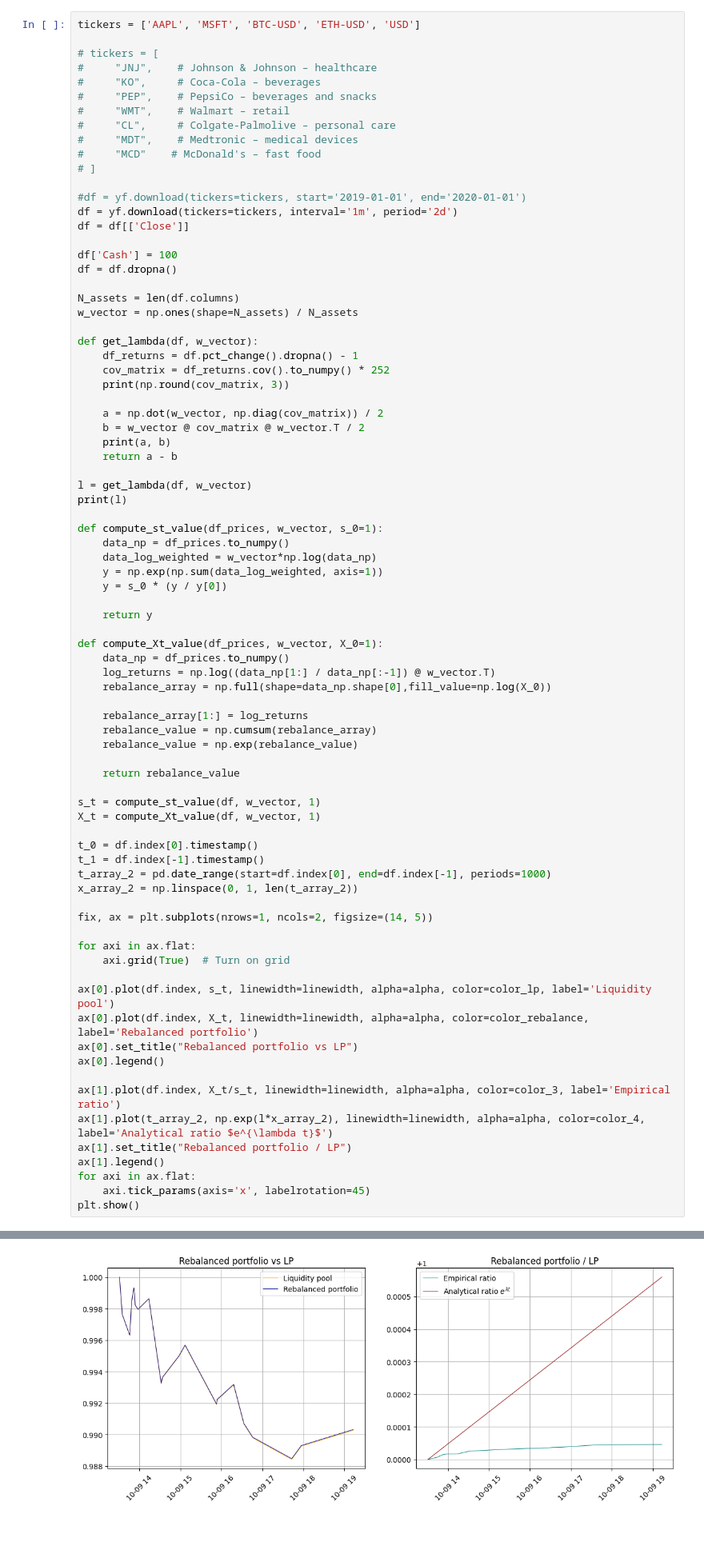
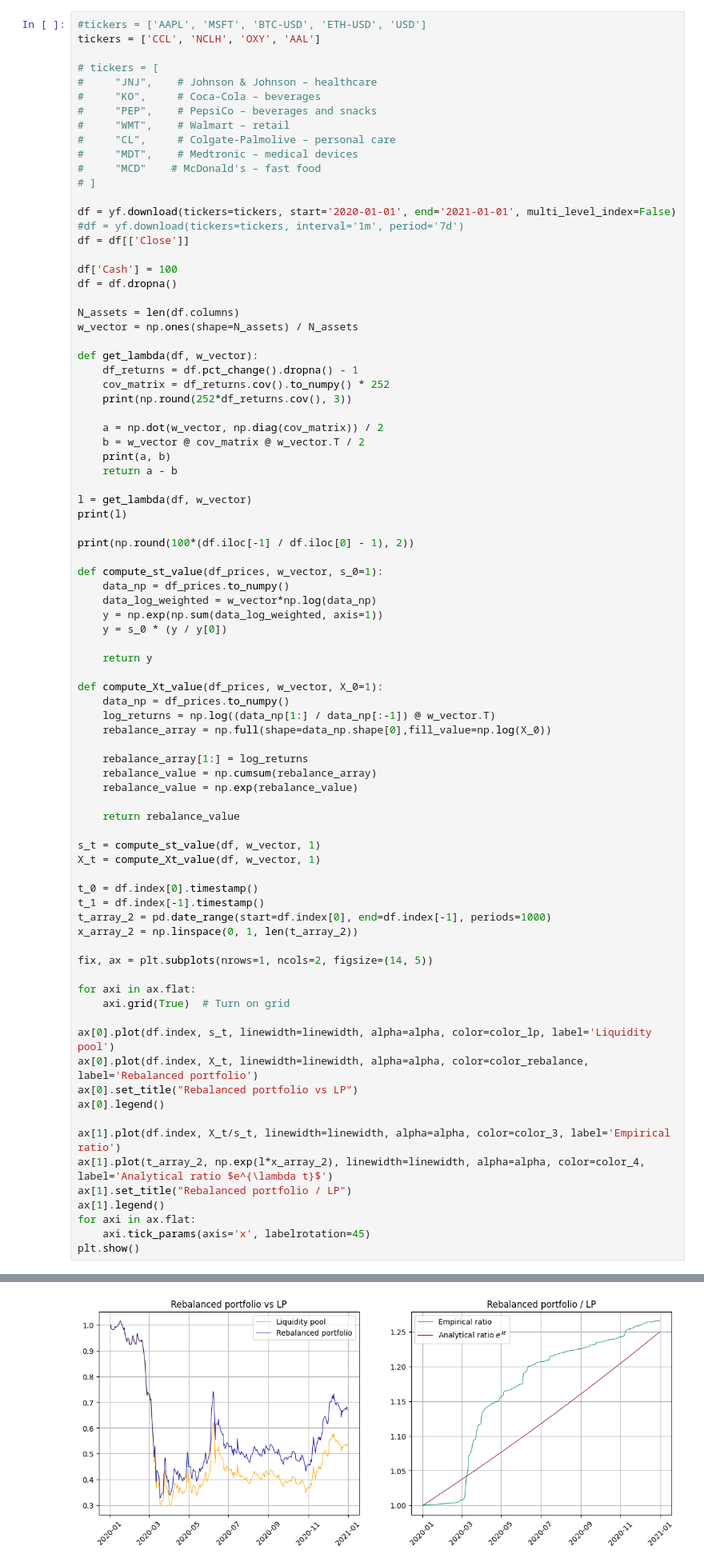
Before and after one commit to JensGBG/idea-mve745, a Jupyter notebook: simulation_workbench_3.ipynb, the cells around one changed output, grey strips where cells are left out. Shown: that part at 80% size. Drawn from its saved outputs; the diff is of its cells as text; blank space fills up the shorter version.

```diff
--- a/simulation_workbench_3.ipynb
+++ b/simulation_workbench_3.ipynb
@@ -268,5 +269,6 @@ KeyboardInterrupt:
 # %%
-tickers = ['AAPL', 'MSFT', 'BTC-USD', 'ETH-USD', 'USD']
+#tickers = ['AAPL', 'MSFT', 'BTC-USD', 'ETH-USD', 'USD']
+tickers = ['CCL', 'NCLH', 'OXY', 'AAL']
 
 # tickers = [
 #     "JNJ",    # Johnson & Johnson – healthcare
@@ -278,8 +280,8 @@ tickers = ['AAPL', 'MSFT', 'BTC-USD', 'ETH-USD', 'USD']
 #     "MCD"    # McDonald's – fast food
 # ]
 
-#df = yf.download(tickers=tickers, start='2019-01-01', end='2020-01-01')
-df = yf.download(tickers=tickers, interval='1m', period='2d')
+df = yf.download(tickers=tickers, start='2020-01-01', end='2021-01-01', multi_level_index=False)
+#df = yf.download(tickers=tickers, interval='1m', period='7d')
 df = df[['Close']]
 
 df['Cash'] = 100
@@ -291,7 +293,7 @@ w_vector = np.ones(shape=N_assets) / N_assets
 def get_lambda(df, w_vector):
     df_returns = df.pct_change().dropna() - 1
     cov_matrix = df_returns.cov().to_numpy() * 252
-    print(np.round(cov_matrix, 3))
+    print(np.round(252*df_returns.cov(), 3))
 
     a = np.dot(w_vector, np.diag(cov_matrix)) / 2
     b = w_vector @ cov_matrix @ w_vector.T / 2
@@ -300,6 +302,8 @@ def get_lambda(df, w_vector):
 
 l = get_lambda(df, w_vector)
 print(l)
+
+print(np.round(100*(df.iloc[-1] / df.iloc[0] - 1), 2))
 
 def compute_st_value(df_prices, w_vector, s_0=1):
     data_np = df_prices.to_numpy()
@@ -358 +371 @@ plt.show()
-[figure, old version]
+[figure, new version]
```
Also changed, not shown: parts of 3 cells of this notebook, 3 other files.
